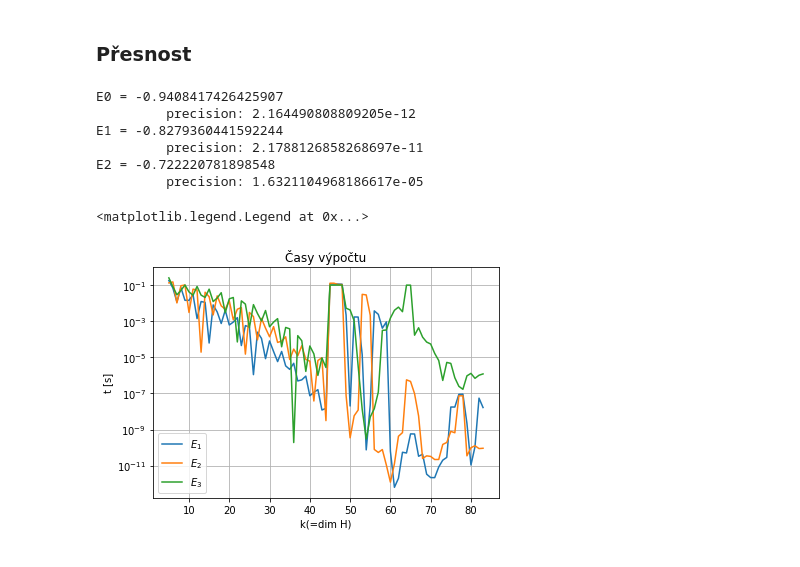
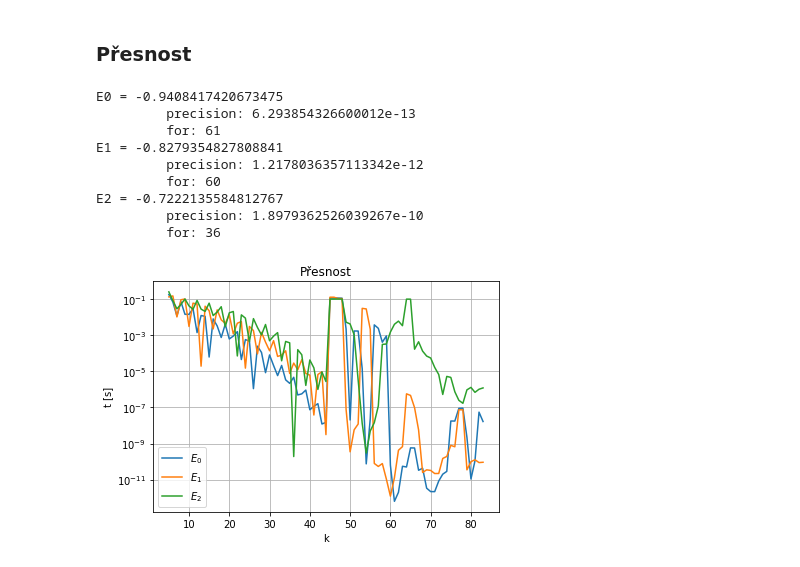
Before and after one commit to Yennda/numethods, a Jupyter notebook: Numerical_methods.ipynb, the cells around one changed output. Saved outputs shown, nothing was run; the diff lists cells and outputs as text; code cells hidden in the pictures.

```diff
--- a/Numerical_methods.ipynb
+++ b/Numerical_methods.ipynb
@@ -15,7 +15,7 @@ import numpy as np
 import math as m
 import numethods.script as sc
 # %%
-def graph_values(dim, value, label):
+def graph_values(dim, value, label='label'):
     fig = plt.figure()
     axes = fig.add_axes([0.1, 0.1, 0.8, 0.8])
     axes.grid(True)
@@ -34,6 +34,32 @@ def graph_time(dim, times):
     axes.set_xlabel('k(=dim H)')
     axes.set_ylabel('t [s]')
     axes.plot(dim, times)
+
+def graph_prec(dim, precision, label='label'):
+    fig = plt.figure()
+    axes = fig.add_axes([0.1, 0.1, 0.8, 0.8])
+    axes.grid(True)
+    axes.set_title('Přesnost')
+    axes.set_xlabel(label)
+    axes.set_ylabel('t [s]')
+    axes.set_yscale('log')
+    for i in range(3):
+        axes.plot(dim[:-1], precision[i], label='$E_{}$'.format(i))
+    axes.legend(loc=3)
+
+def prec(x, value):
+    precision = []
+    for j in range(0,3):
+        precision.append([m.fabs(value[j][i]-value[j][i+1]) for i in range(len(value[0])-1)])
+    for i in range(3):
+        mn=min(precision[i])
+        index=precision[i].index(mn)
+
+        print('E{} = {}'.format(i, value[i][x[index]]))
+        print('\t precision: {}'.format(precision[i][index]))
+        print('\t for: {}'.format(x[index]))
+
+    return precision
 # %%
 dim=[]
 value = [[],[],[]]
@@ -157,29 +172,17 @@ for j in range(0,3):
-# %%
-for i in range(0,3):
-    print('E{} = {}'.format(i, value[i][dim.index(71)]))
-    print('\t precision: {}'.format(precision[i][dim.index(71)]))
-# %% [output]
-E0 = -0.9408417426425907
-         precision: 2.164490808809205e-12
-E1 = -0.8279360441592244
-         precision: 2.1788126858268697e-11
-E2 = -0.722220781898548
-         precision: 1.6321104968186617e-05
-# %%
-fig = plt.figure()
-axes = fig.add_axes([0.1, 0.1, 0.8, 0.8])
-axes.grid(True)
-axes.set_title('Časy výpočtu')
-axes.set_xlabel('k(=dim H)')
-axes.set_ylabel('t [s]')
-axes.set_yscale('log')
-axes.plot(dim[:-1], precision[0], label='$E_1$')
-axes.plot(dim[:-1], precision[1], label='$E_2$')
-axes.plot(dim[:-1], precision[2], label='$E_3$')
-axes.legend(loc=3)
-# %% [output]
-<matplotlib.legend.Legend at 0x...>
-[figure, removed]
+# %%
+precision=prec(dim, value)
+graph_prec(dim, precision, 'k')
+# %% [output]
+E0 = -0.9408417420673475
+         precision: 6.293854326600012e-13
+         for: 61
+E1 = -0.8279354827808841
+         precision: 1.2178036357113342e-12
+         for: 60
+E2 = -0.7222135584812767
+         precision: 1.8979362526039267e-10
+         for: 36
+[figure, added]
 # %%
 value_iv=[[], [], []]
 times_iv=[]
```
Also changed, not shown: parts of 8 cells of this notebook.
